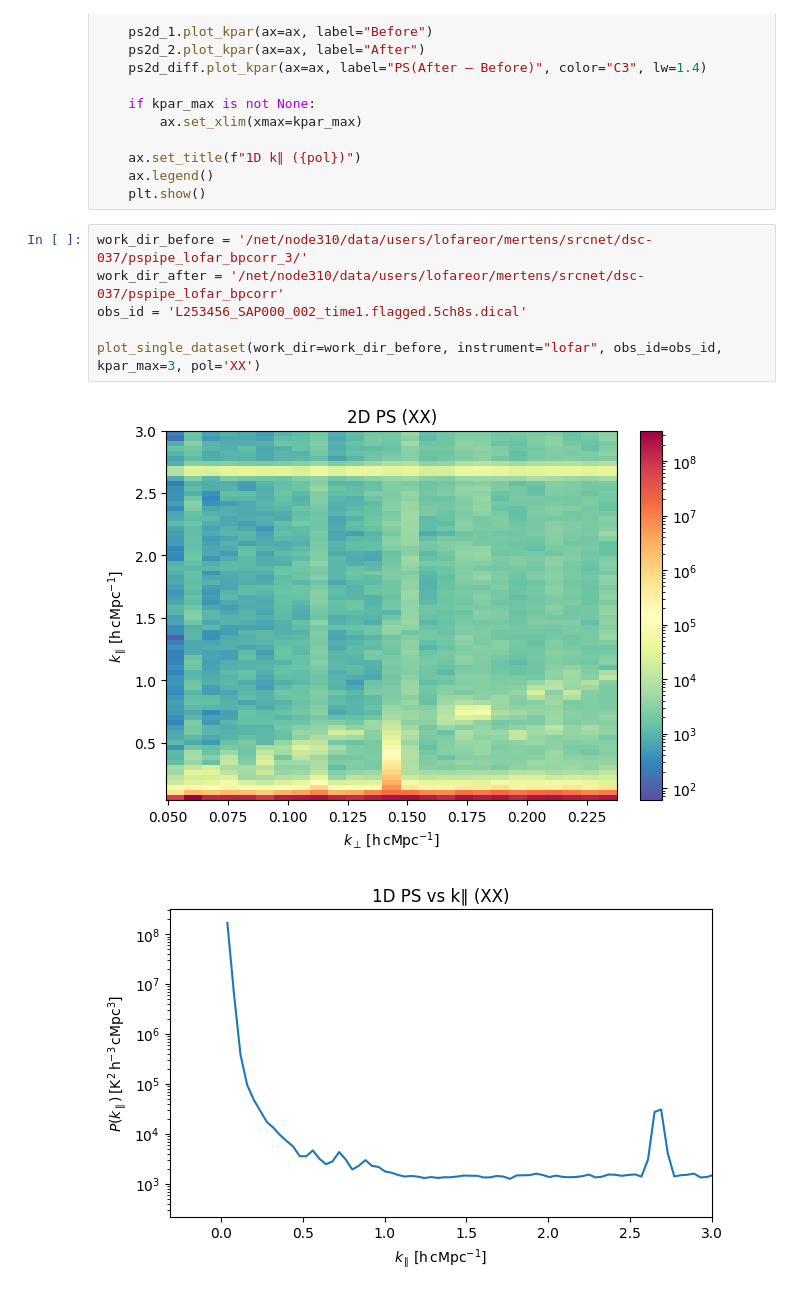
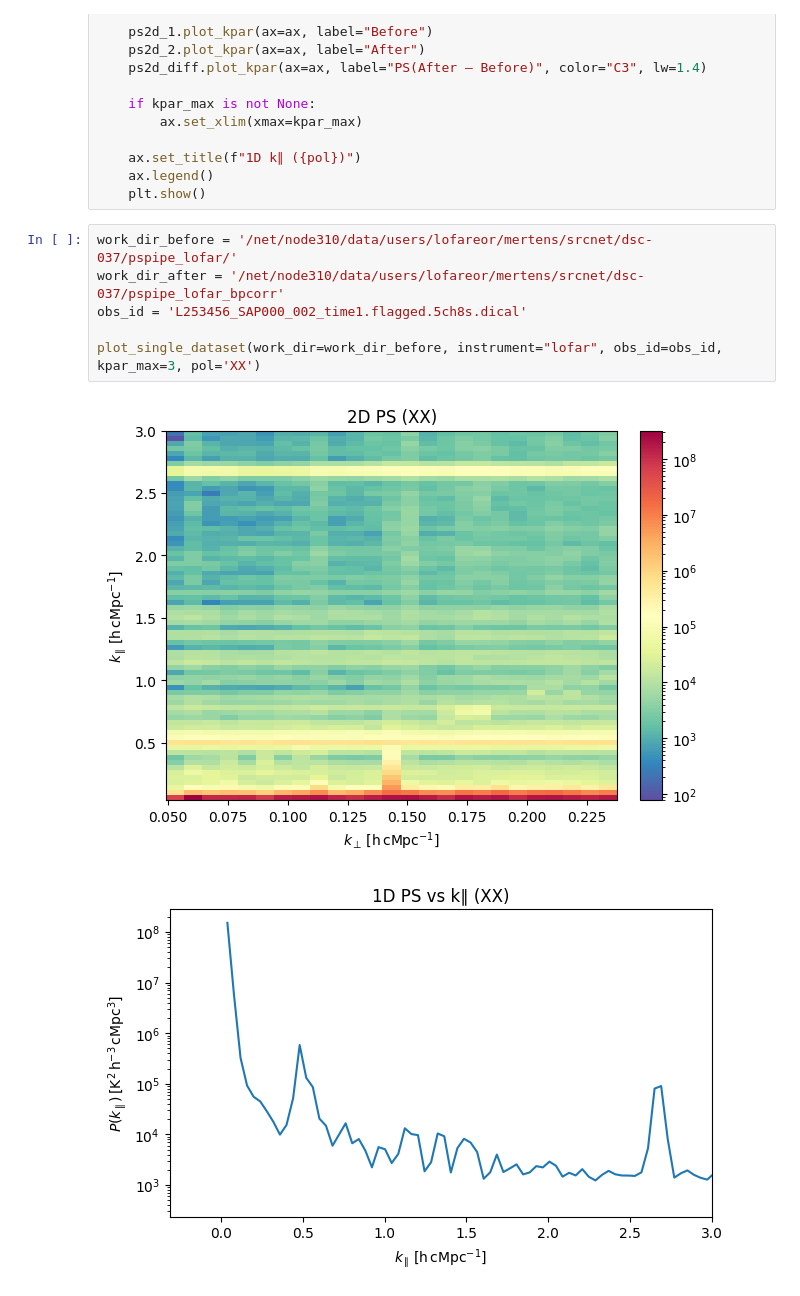
Before and after one commit to uksrc-developers/dsc-037-eor, a Jupyter notebook: bp_cal/compare_ps.ipynb, the cells around one changed output. Cells and saved outputs as stored; diff of their text form.

```diff
--- a/bp_cal/compare_ps.ipynb
+++ b/bp_cal/compare_ps.ipynb
@@ -115,14 +115,14 @@ def compare_two_datasets(work_dir_1, work_dir_2, instrument, obs_id, pol="XX", k
     ax.legend()
     plt.show()
 # %%
-work_dir_before = '/net/node310/data/users/lofareor/mertens/srcnet/dsc-037/pspipe_lofar_bpcorr_3/'
+work_dir_before = '/net/node310/data/users/lofareor/mertens/srcnet/dsc-037/pspipe_lofar/'
 work_dir_after = '/net/node310/data/users/lofareor/mertens/srcnet/dsc-037/pspipe_lofar_bpcorr'
 obs_id = 'L253456_SAP000_002_time1.flagged.5ch8s.dical'
 
 plot_single_dataset(work_dir=work_dir_before, instrument="lofar", obs_id=obs_id, kpar_max=3, pol='XX')
 # %% [output]
-[figure, old version]
+[figure, new version]
-[figure, old version]
+[figure, new version]
 # %%
 compare_two_datasets(work_dir_before, work_dir_after, 'lofar', obs_id, kpar_max=3, pol='YY')
 # %% [output]
```
Also changed, not shown: parts of 1 cell of this notebook, 2 other files.
